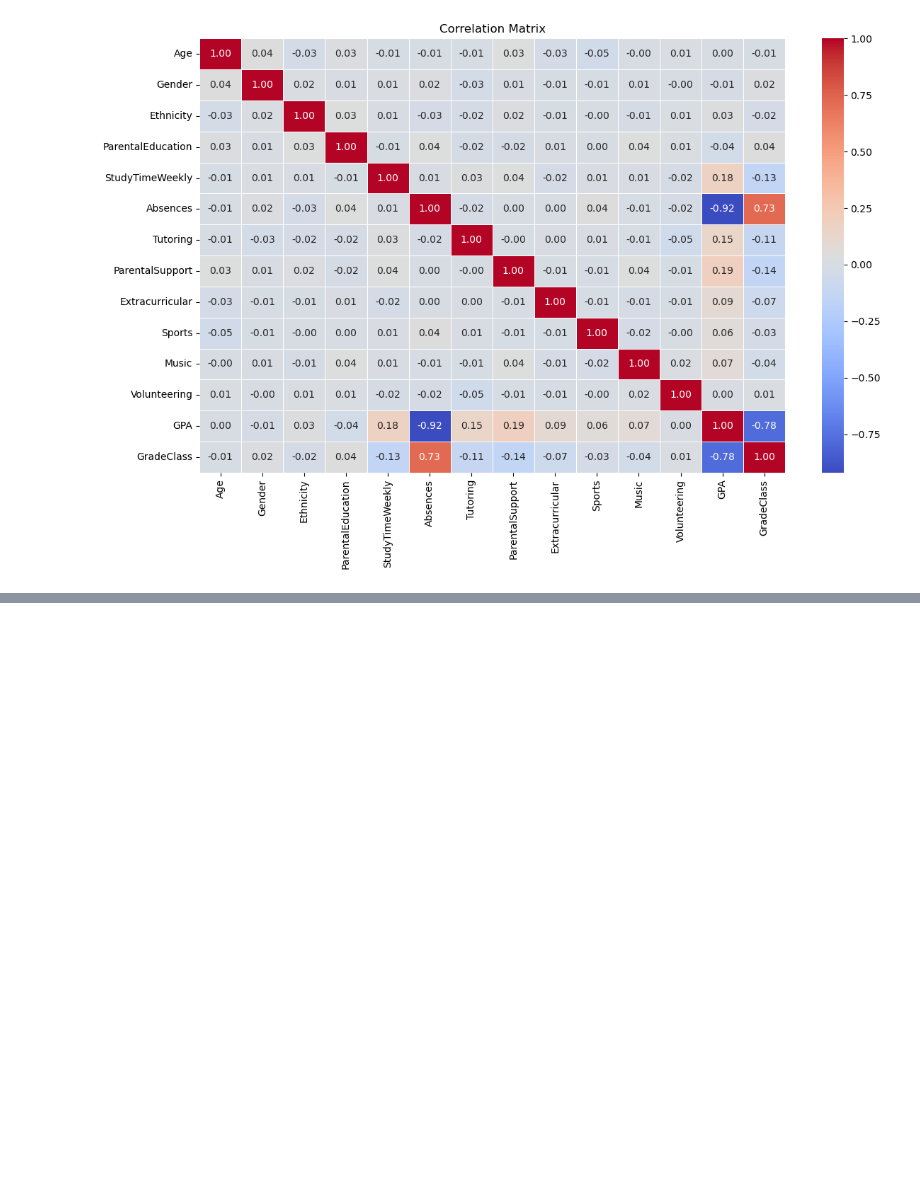
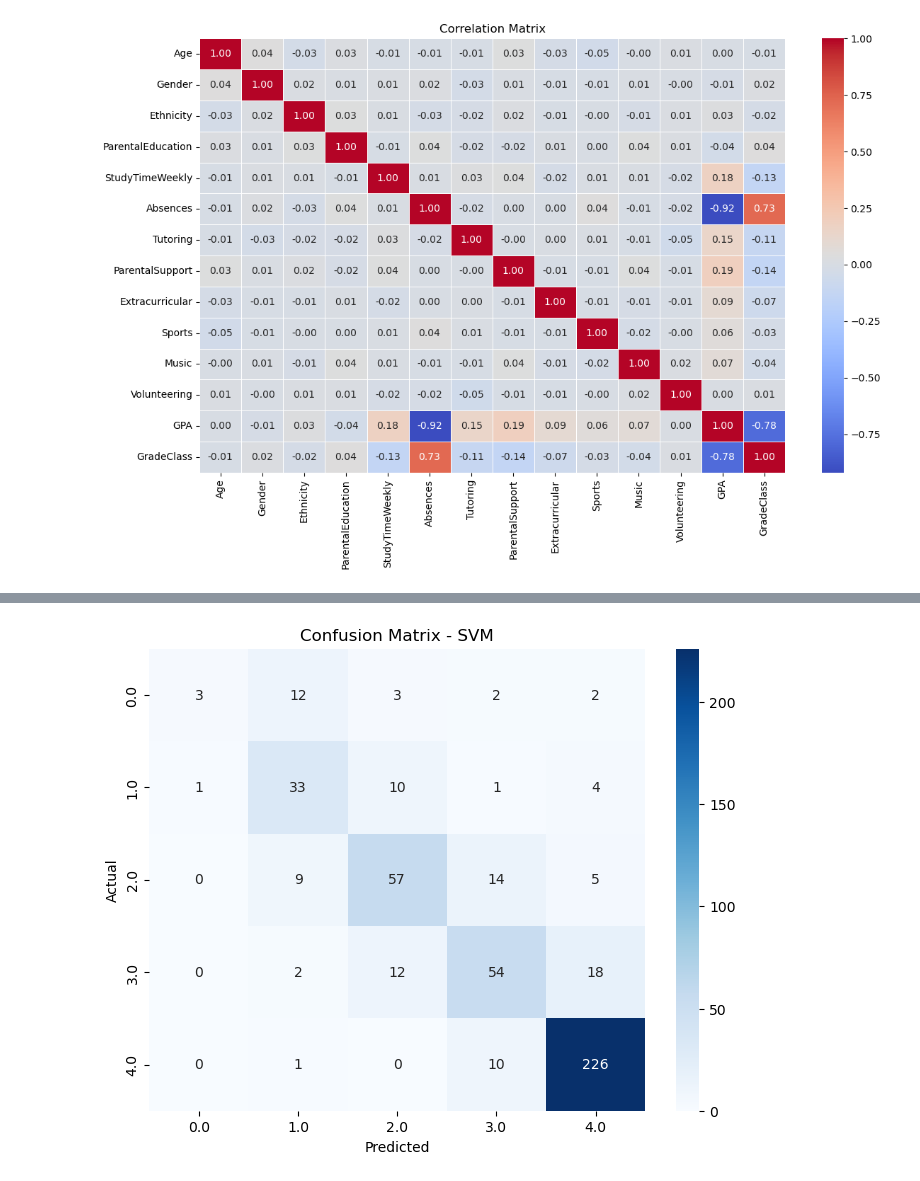
Before and after one commit to tegmad/StudentsPerfomancePrediction_14P, a Jupyter notebook: PM_Students_Perfomance_Prediction.ipynb, the cells around one changed output, grey strips where cells are left out. Saved outputs shown, nothing was run; the diff lists cells and outputs as text; code cells hidden in the pictures; blank space fills up the shorter version.

```diff
--- a/PM_Students_Perfomance_Prediction.ipynb
+++ b/PM_Students_Perfomance_Prediction.ipynb
@@ -471,0 +484,30 @@ plt.show()
+# %%
+from sklearn.model_selection import train_test_split
+from sklearn.preprocessing import StandardScaler
+from sklearn.svm import SVC
+from sklearn.metrics import classification_report, accuracy_score, confusion_matrix
+import pandas as pd
+
+df = df_students.copy()
+
+y = df['GradeClass']
+
+X = df.drop(columns=['GradeClass'])
+
+X = pd.get_dummies(X, drop_first=True)
+
+X_train, X_test, y_train, y_test = train_test_split(X, y, test_size=0.2, random_state=42)
+
+scaler = StandardScaler()
+X_train_scaled = scaler.fit_transform(X_train)
+X_test_scaled = scaler.transform(X_test)
+
+svm_model = SVC()
+svm_model.fit(X_train_scaled, y_train)
+
+y_pred_svm = svm_model.predict(X_test_scaled)
+
+print("=== SVM Classification ===")
+print("Accuracy:", accuracy_score(y_test, y_pred_svm))
+print("\nClassification Report:\n", classification_report(y_test, y_pred_svm))
+print("Confusion Matrix:\n", confusion_matrix(y_test, y_pred_svm))
@@ -471,0 +935,14 @@ plt.show()
+# %%
+import seaborn as sns
+import matplotlib.pyplot as plt
+
+conf_matrix = confusion_matrix(y_test, y_pred_svm)
+
+plt.figure(figsize=(8, 6))
+sns.heatmap(conf_matrix, annot=True, fmt='d', cmap='Blues', xticklabels=svm_model.classes_, yticklabels=svm_model.classes_)
+plt.title('Confusion Matrix - SVM')
+plt.xlabel('Predicted')
+plt.ylabel('Actual')
+plt.show()
+# %% [output]
+[figure, added]
```
Also changed, not shown: parts of 38 cells of this notebook.
